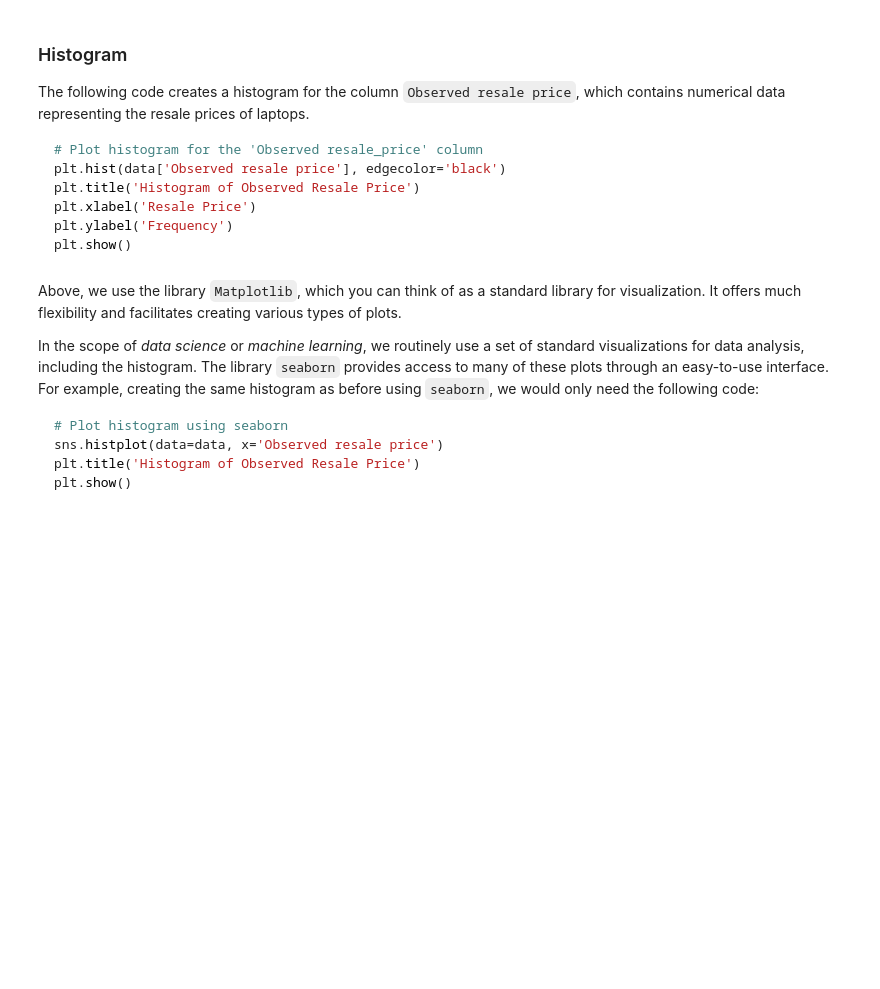
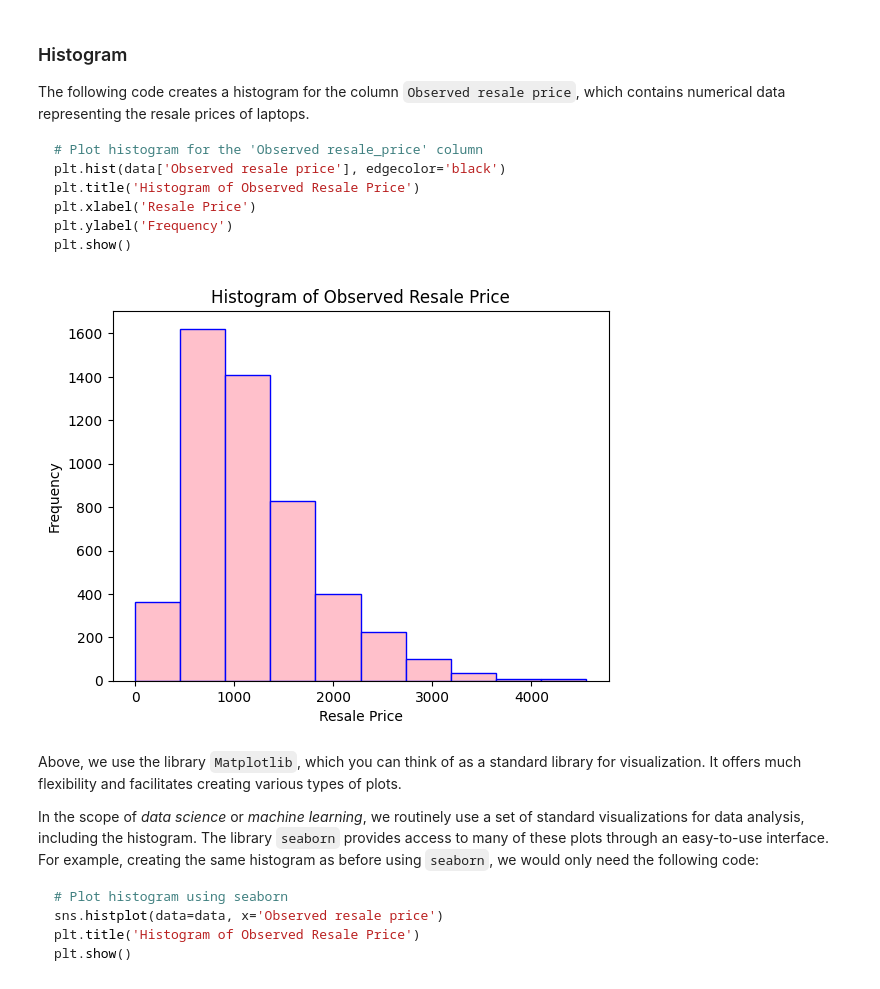
Before and after one commit to pocjurado/TripleTen, a Jupyter notebook: tutorial_notebooks/4_rpf_case_study.ipynb, the cells around one changed output. Saved outputs shown, nothing was run; the diff lists cells and outputs as text; code cells hidden in the pictures; blank space fills up the shorter version.

```diff
--- a/tutorial_notebooks/4_rpf_case_study.ipynb
+++ b/tutorial_notebooks/4_rpf_case_study.ipynb
@@ -506,6 +660,14 @@ plt.show()
 # %%
 # Draw on the above example to create a histogram for the
 # 'Observed resale price' column
+
+plt.hist(data['Observed resale price'], color='pink',edgecolor='blue')
+plt.title('Histogram of Observed Resale Price')
+plt.xlabel('Resale Price')
+plt.ylabel('Frequency')
+plt.show()
+# %% [output]
+[figure, added]
 # %% [markdown]
 Above, we use the library `Matplotlib`, which you can think of as a
 standard library for visualization. It offers much flexibility and facilitates creating various types of plots.
```
Also changed, not shown: parts of 13 cells of this notebook.
